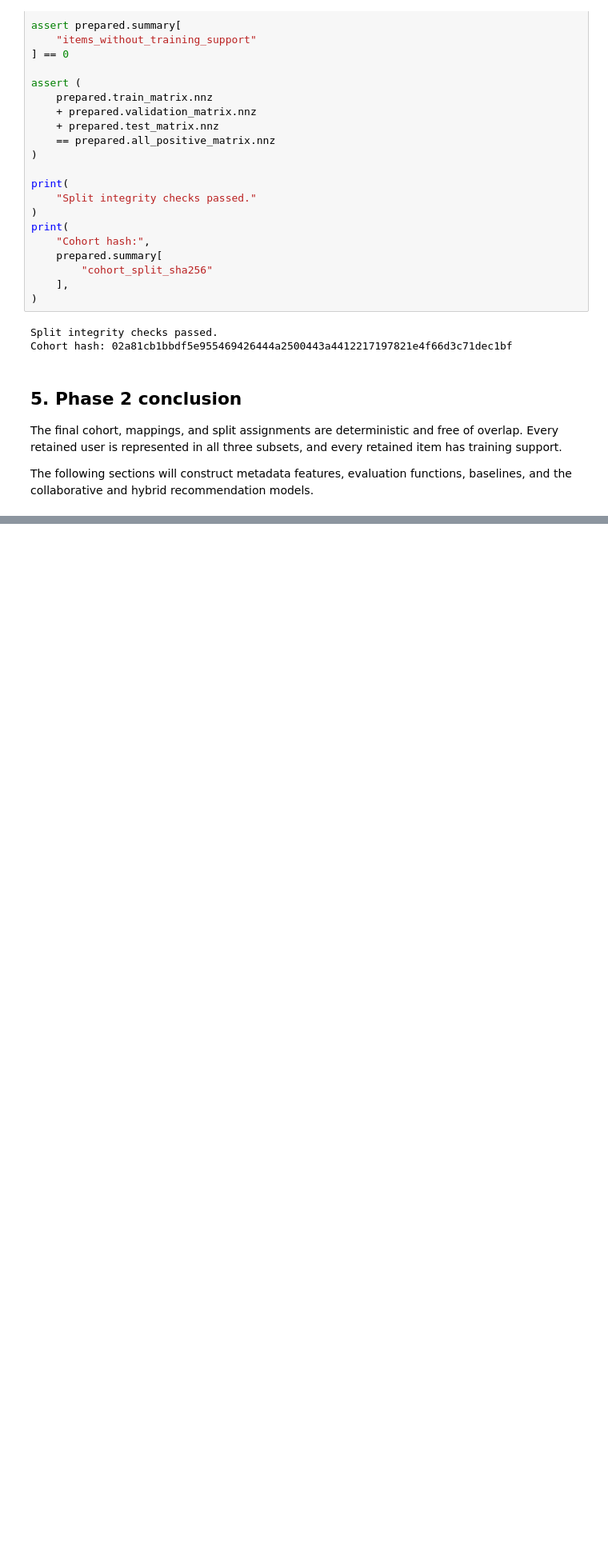
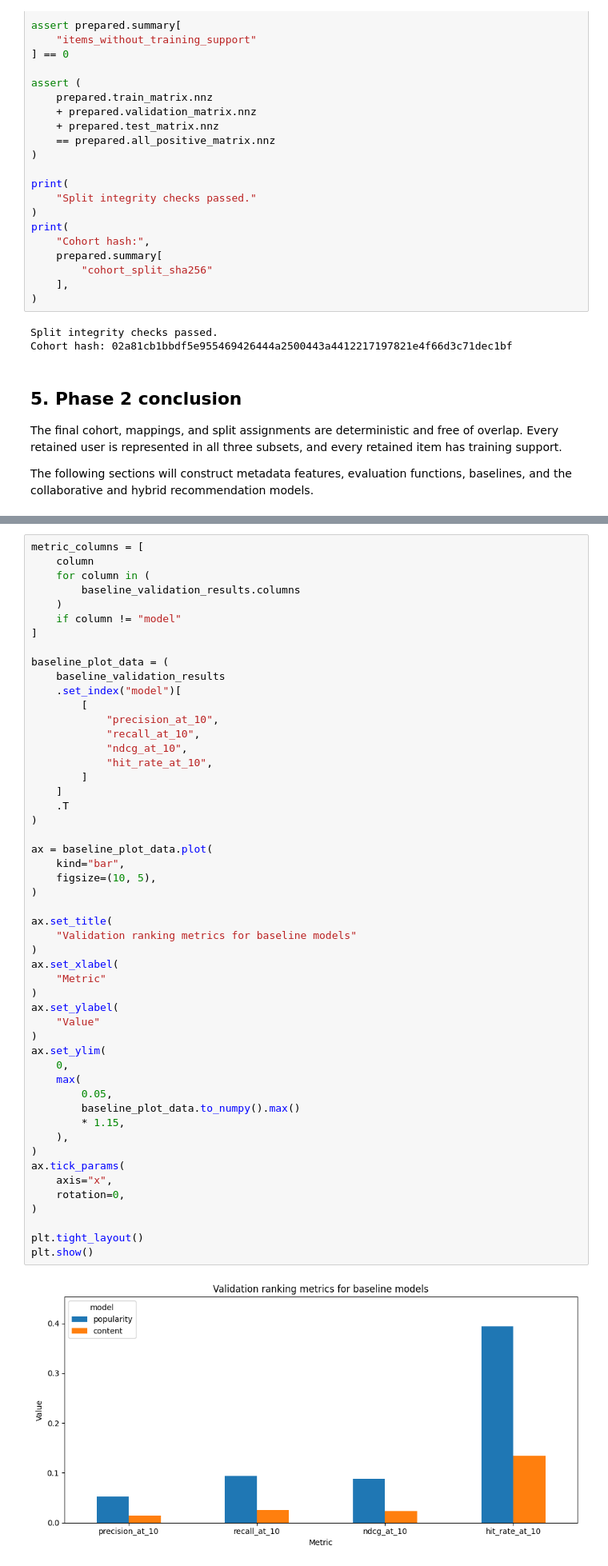
Before and after one commit to fedesaroka/analisis-predictivo-avanzado, a Jupyter notebook: notebooks/TP2_sistema_recomendacion_anime.ipynb, the cells around one changed output, grey strips where cells are left out. Shown at 80% size. Cells and saved outputs as stored; diff of their text form; blank space fills up the shorter version.

Commit message:
feat: add metadata features evaluation and baselines

```diff
--- a/notebooks/TP2_sistema_recomendacion_anime.ipynb
+++ b/notebooks/TP2_sistema_recomendacion_anime.ipynb
@@ -341,0 +506,53 @@ The following sections will construct metadata features, evaluation functions, b
+# %%
+metric_columns = [
+    column
+    for column in (
+        baseline_validation_results.columns
+    )
+    if column != "model"
+]
+
+baseline_plot_data = (
+    baseline_validation_results
+    .set_index("model")[
+        [
+            "precision_at_10",
+            "recall_at_10",
+            "ndcg_at_10",
+            "hit_rate_at_10",
+        ]
+    ]
+    .T
+)
+
+ax = baseline_plot_data.plot(
+    kind="bar",
+    figsize=(10, 5),
+)
+
+ax.set_title(
+    "Validation ranking metrics for baseline models"
+)
+ax.set_xlabel(
+    "Metric"
+)
+ax.set_ylabel(
+    "Value"
+)
+ax.set_ylim(
+    0,
+    max(
+        0.05,
+        baseline_plot_data.to_numpy().max()
+        * 1.15,
+    ),
+)
+ax.tick_params(
+    axis="x",
+    rotation=0,
+)
+
+plt.tight_layout()
+plt.show()
+# %% [output]
+[figure, added]
```
Also changed, not shown: parts of 11 cells of this notebook, 7 other files.
